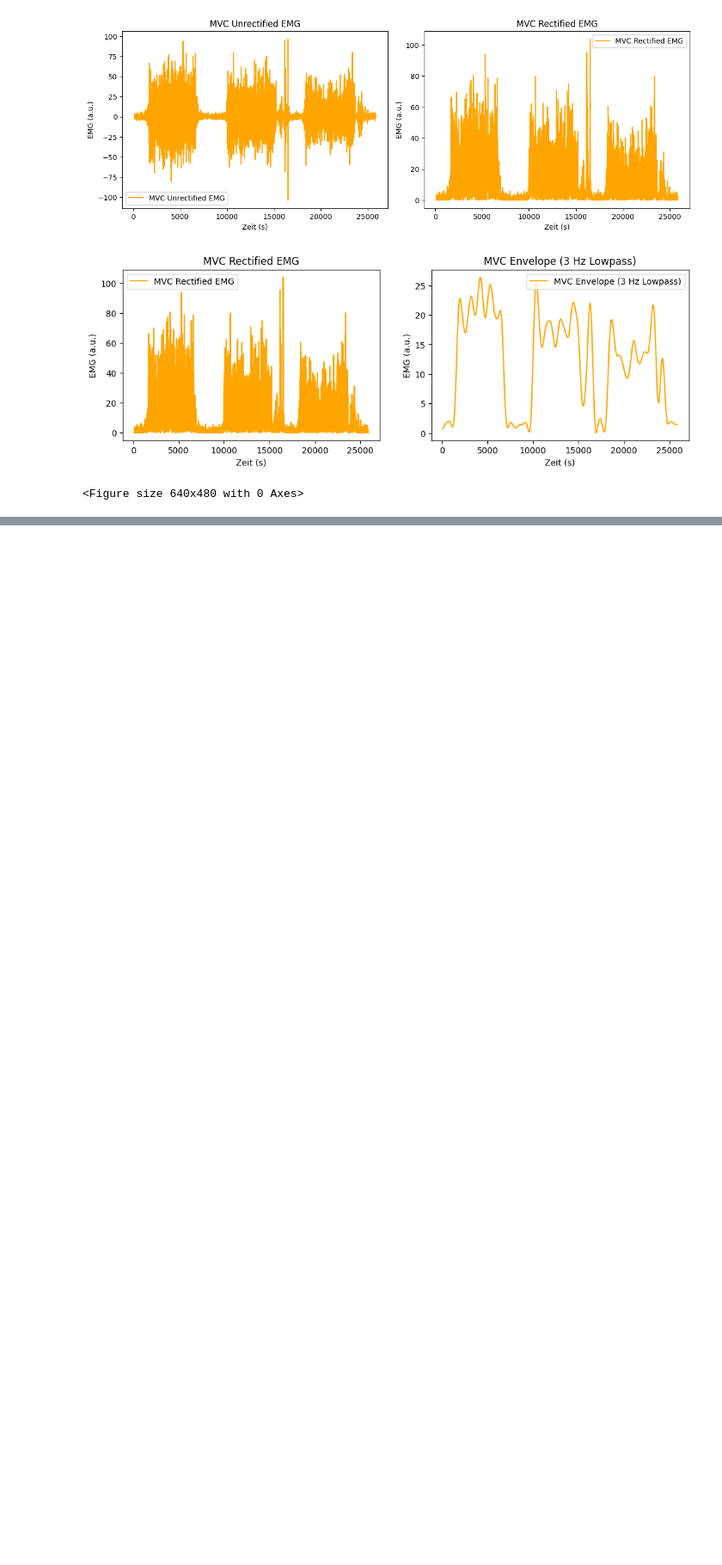
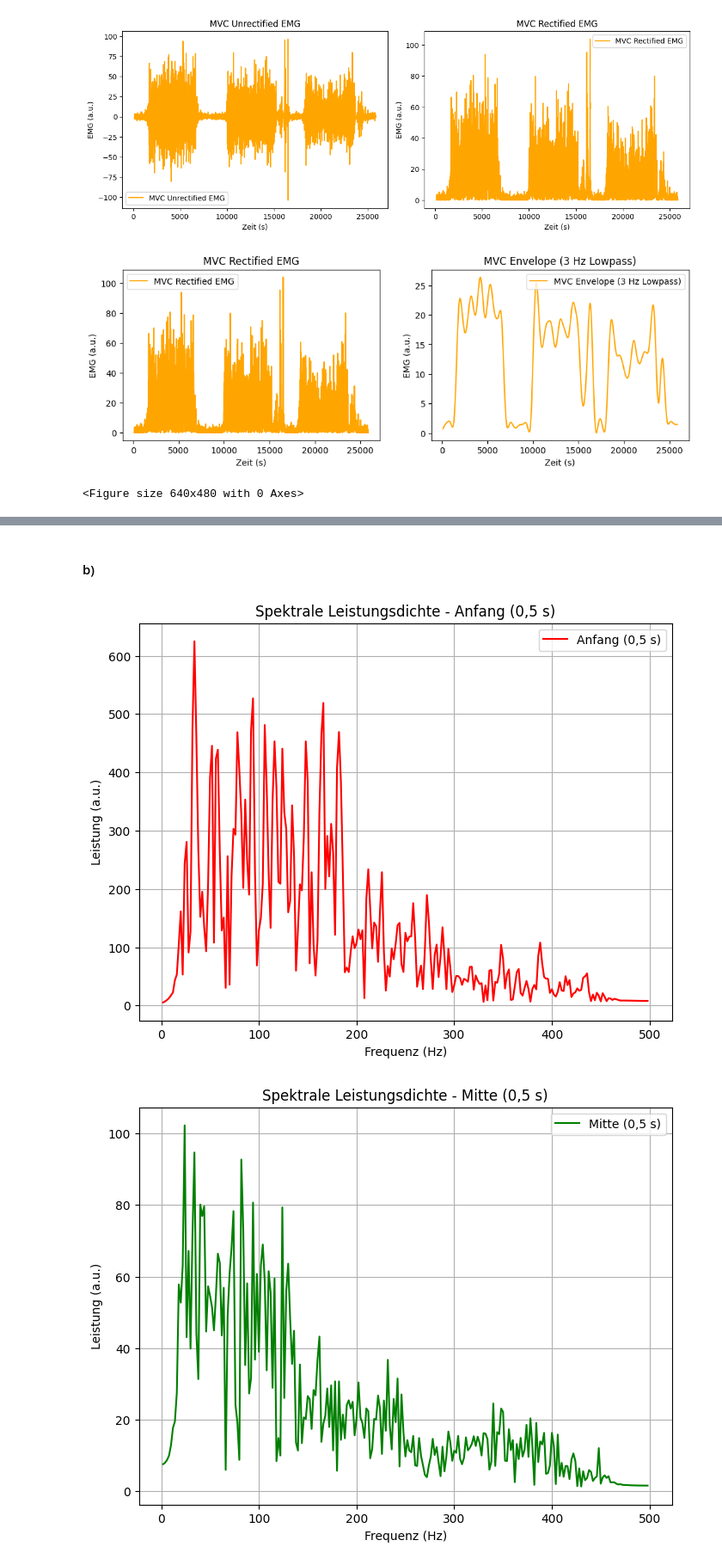
Before and after one commit to VPaulineC/Praktikum-3, a Jupyter notebook: MainCode3.ipynb, the cells around one changed output, grey strips where cells are left out. Shown at 86% size. Saved outputs shown, nothing was run; the diff lists cells and outputs as text; code cells hidden in the pictures; blank space fills up the shorter version.

```diff
--- a/MainCode3.ipynb
+++ b/MainCode3.ipynb
@@ -397,0 +532,54 @@ def get_bursts(mvc_emg_filtered, weights_emg_filtered, fatigue_emg_filtered):
+# %% [markdown]
+#### b)
+# %%
+burst_start_idx = int(4 * fs)  # Startindex
+burst_end_idx = burst_start_idx + int(1.5 * fs)  # Endindex
+
+start_idx = burst_start_idx
+start_segment = filtered_emg[start_idx:start_idx + samples_per_segment]
+
+# Mitte des Bursts
+middle_idx = burst_start_idx + (burst_end_idx - burst_start_idx) // 2 - samples_per_segment // 2
+middle_segment = filtered_emg[middle_idx:middle_idx + samples_per_segment]
+
+# Ende des Bursts
+end_idx = burst_end_idx - samples_per_segment
+end_segment = filtered_emg[end_idx:end_idx + samples_per_segment]
+
+# 5. Berechnung der spektralen Leistungsdichte
+start_power, start_freqs = l3f.get_power(start_segment, fs)
+middle_power, middle_freqs = l3f.get_power(middle_segment, fs)
+end_power, end_freqs = l3f.get_power(end_segment, fs)
+# %%
+# Plot für das Segment "Anfang"
+plt.figure(figsize=(8, 6))
+plt.plot(start_freqs, start_power, color='red', label='Anfang (0,5 s)')
+plt.title('Spektrale Leistungsdichte - Anfang (0,5 s)')
+plt.xlabel('Frequenz (Hz)')
+plt.ylabel('Leistung (a.u.)')
+plt.legend()
+plt.grid()
+plt.show()
+
+# Plot für das Segment "Mitte"
+plt.figure(figsize=(8, 6))
+plt.plot(middle_freqs, middle_power, color='green', label='Mitte (0,5 s)')
+plt.title('Spektrale Leistungsdichte - Mitte (0,5 s)')
+plt.xlabel('Frequenz (Hz)')
+plt.ylabel('Leistung (a.u.)')
+plt.legend()
+plt.grid()
+plt.show()
+
+# Plot für das Segment "Ende"
+plt.figure(figsize=(8, 6))
+plt.plot(end_freqs, end_power, color='blue', label='Ende (0,5 s)')
+plt.title('Spektrale Leistungsdichte - Ende (0,5 s)')
+plt.xlabel('Frequenz (Hz)')
+plt.ylabel('Leistung (a.u.)')
+plt.legend()
+plt.grid()
+plt.show()
+# %% [output]
+[figure, added]
+[figure, added]
```
Also changed, not shown: parts of 14 cells of this notebook, 3 other files.
